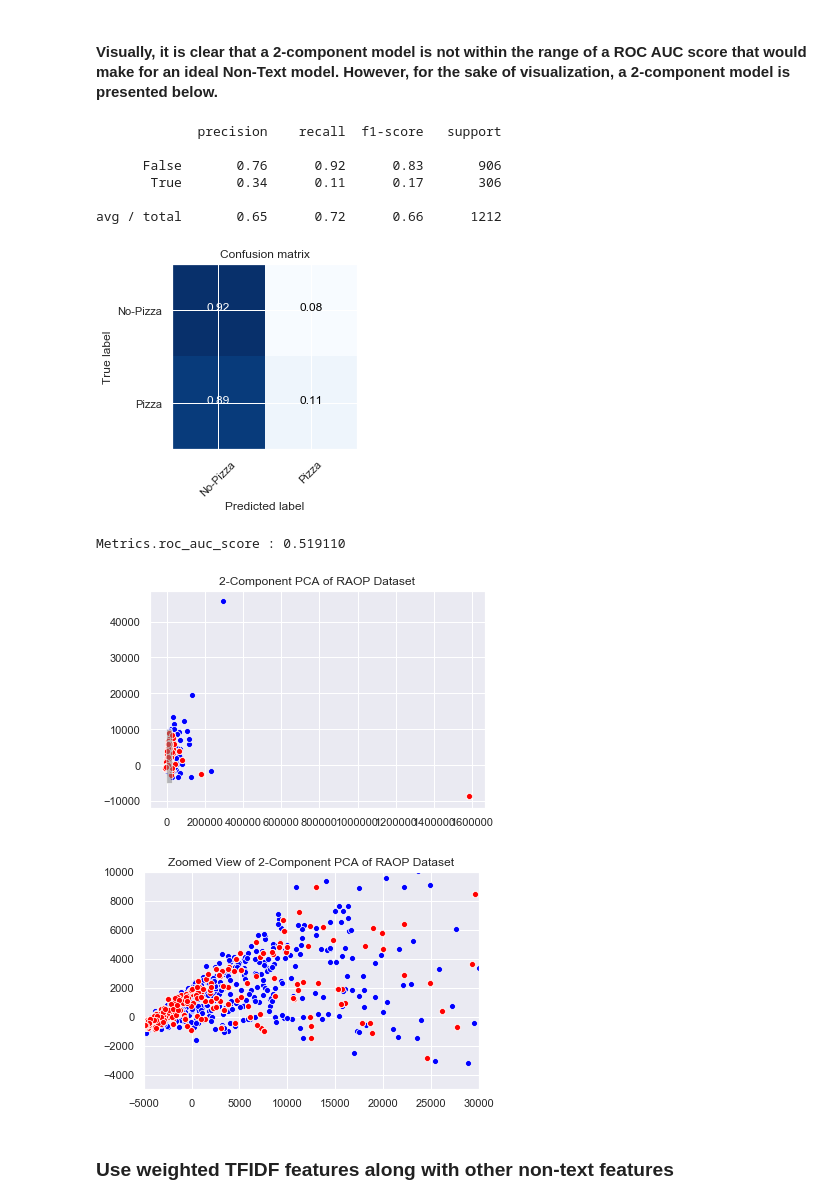
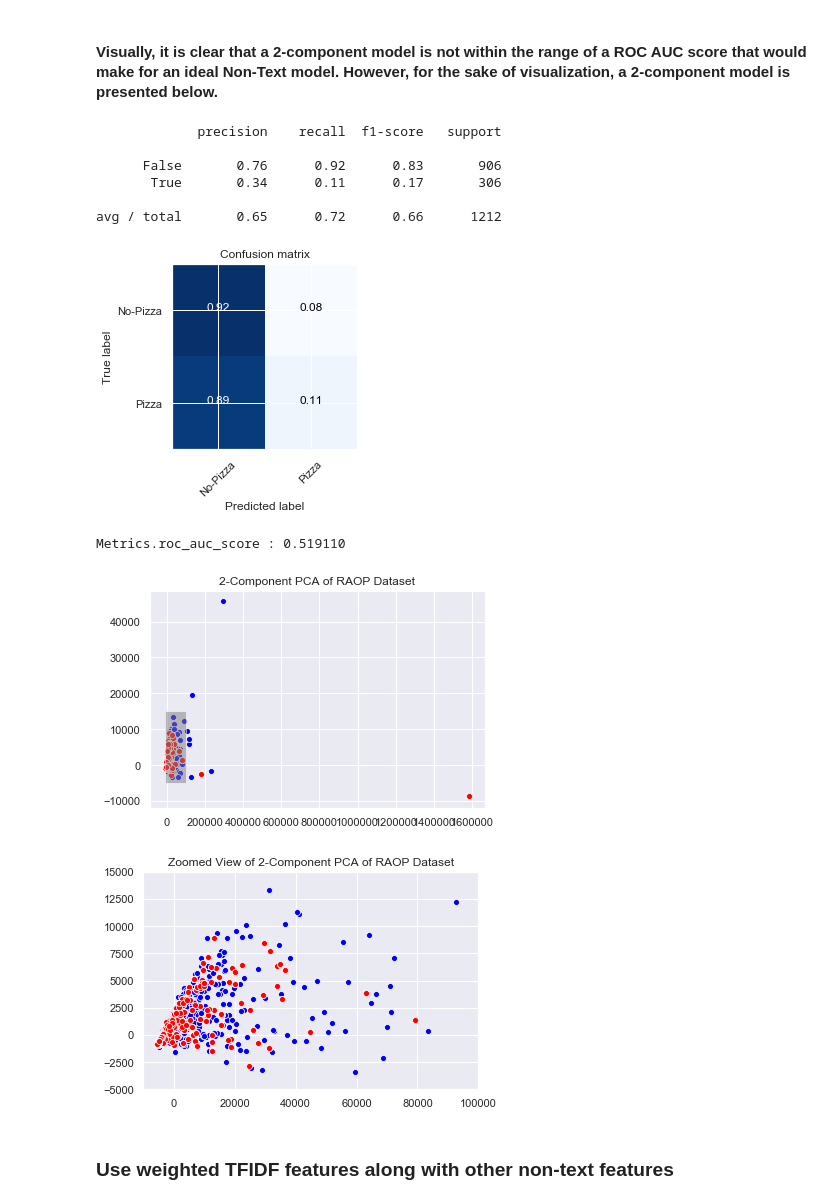
Before and after one commit to gkarnataki/w207-final-project, a Jupyter notebook: RAOP-Final.ipynb, the cells around one changed output. Saved outputs shown, nothing was run; the diff lists cells and outputs as text; code cells hidden in the pictures.

Commit message:
Adjusting PCA rectangle patch

```diff
--- a/RAOP-Final.ipynb
+++ b/RAOP-Final.ipynb
@@ -814,38 +814,38 @@ plt.show()
 # %%
 pca = PCA(n_components=2)
 
 train_data1_pca = pca.fit_transform(train_data1)
 dev_data1_pca = pca.transform(dev_data1)
 
 lr = LogisticRegression(C=0.01,penalty='l2',random_state=42).fit(train_data1_pca,train_labels)
 evaluate(class_names,dev_labels,lr.predict(dev_data1_pca))
 metrics.roc_auc_score(dev_labels,lr.predict(dev_data1_pca))
 
 f = plt.figure()
 colors = ['blue','red']
 for color,got_pizza in zip(colors,[False,True]):
     ax0 = sns.scatterplot(train_data1_pca[train_labels==got_pizza,0],train_data1_pca[train_labels==got_pizza,1],color=color)
 ax0.set_title("2-Component PCA of RAOP Dataset")
-ax0.add_patch(Rectangle((-5000,-5000),35000,15000,facecolor="grey",alpha=0.5))
+ax0.add_patch(Rectangle((-10000,-5000),110000,20000,facecolor="grey",alpha=0.5))
 plt.show()
 
 for color,got_pizza in zip(colors,[False,True]):
     ax1 = sns.scatterplot(train_data1_pca[train_labels==got_pizza,0],train_data1_pca[train_labels==got_pizza,1],color=color)
 ax1.set_title("Zoomed View of 2-Component PCA of RAOP Dataset")
-ax1.set_xlim(-5000,30000)
-ax1.set_ylim(-5000,10000)
+ax1.set_xlim(-10000,100000)
+ax1.set_ylim(-5000,15000)
 plt.show()
 # %% [output]
              precision    recall  f1-score   support
 
       False       0.76      0.92      0.83       906
        True       0.34      0.11      0.17       306
 
 avg / total       0.65      0.72      0.66      1212
 [figure]
 Metrics.roc_auc_score : 0.519110
-[figure, old version]
+[figure, new version]
-[figure, old version]
+[figure, new version]
 # %% [markdown]
 ### Use weighted TFIDF features along with other non-text features
 # %%
```
